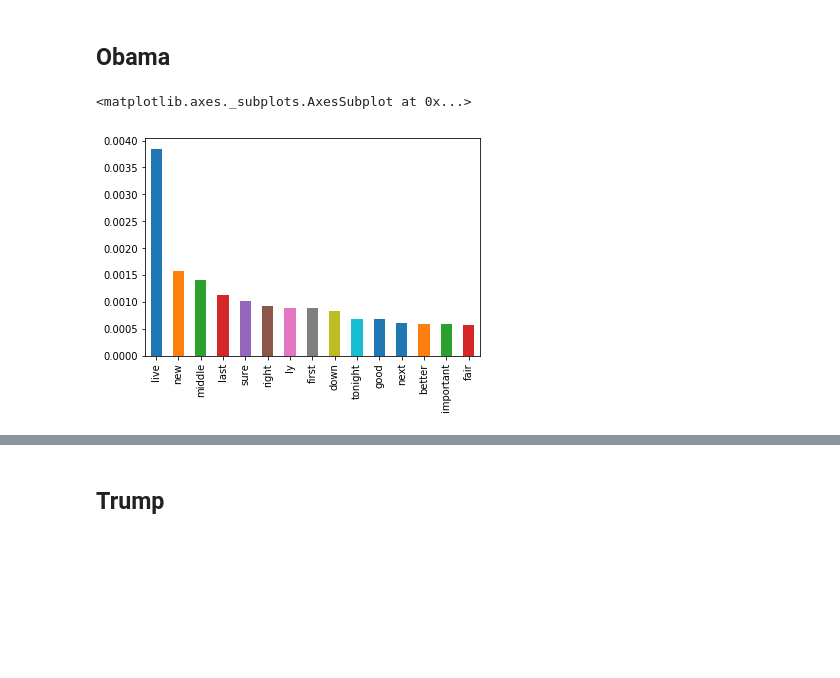
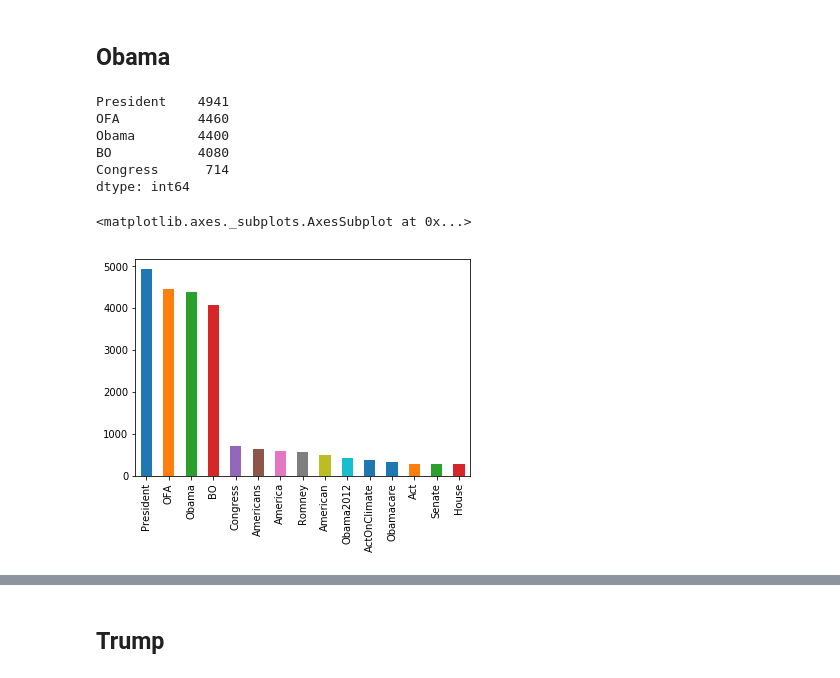
Before and after one commit to EthanH43/text_generator, a Jupyter notebook: Model/Tweet_Analysis.ipynb, the cells around one changed output, grey strips where cells are left out. Drawn from its saved outputs; the diff is of its cells as text; code cells hidden in the pictures; blank space fills up the shorter version.

```diff
--- a/Model/Tweet_Analysis.ipynb
+++ b/Model/Tweet_Analysis.ipynb
@@ -75,3 +74,11 @@ parts_of_speech=blob.tags
+# %%
+import nltk
+pos_O=nltk.pos_tag(obama_words)
+# %%
+pos_O['Watch']=pos_O['watch']
+pos_O['FACT']=pos_O['fact']
+pos_O['america']=pos_O['America']
+pos_O['A']=pos_O['a']
 # %%
 #print noun phrases
 
@@ -94,9 +87,9 @@ dtype: int64
 # %%
-pos_O=dict(parts_of_speech)
+pos_O=dict(pos_O)
 Oadjectives=[]
 for word in obama_words:
     if word in pos_O.keys():
-        if pos_O[word]=='JJ' or pos_O[word]=='JJR' or pos_O[word]=='JJS':
+        if pos_O[word]=='NNP' or pos_O[word]=='NNPS':
 #         if pos[word]=='NN' or pos[word]=='NNS' or pos[word]=='NNP' or pos[word]=='NNPS':
             Oadjectives.append(word)
 # %% [markdown]
@@ -115,11 +108,21 @@ for word in top_words.index:
 # %%
 # #clean non adj that snuck in
 # top_words=top_words.drop(['—President', 'wh.gov/live', 'go', ])
+top_words=top_words.drop(['RT'])
+top_words=top_words.drop(['ET'])
+# %%
+top_words.head()
+# %% [output]
+President    4941
+OFA          4460
+Obama        4400
+BO           4080
+Congress      714
+dtype: int64
 # %%
 top_words_percent= top_words/len(obama_words)
-# top_words.head(15).plot.bar()
-top_words_percent=top_words/len(obama_words)
-top_words_percent.head(15).plot.bar()
+top_words.head(15).plot.bar()
+# top_words_percent.head(15).plot.bar()
 # %% [output]
 <matplotlib.axes._subplots.AxesSubplot at 0x...>
-[figure, old version]
+[figure, new version]
```
Also changed, not shown: parts of 18 cells of this notebook, 5 other files.
